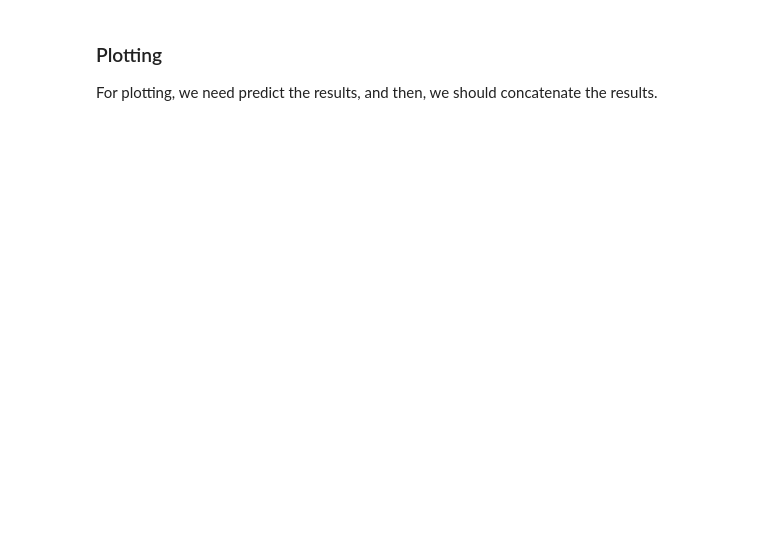
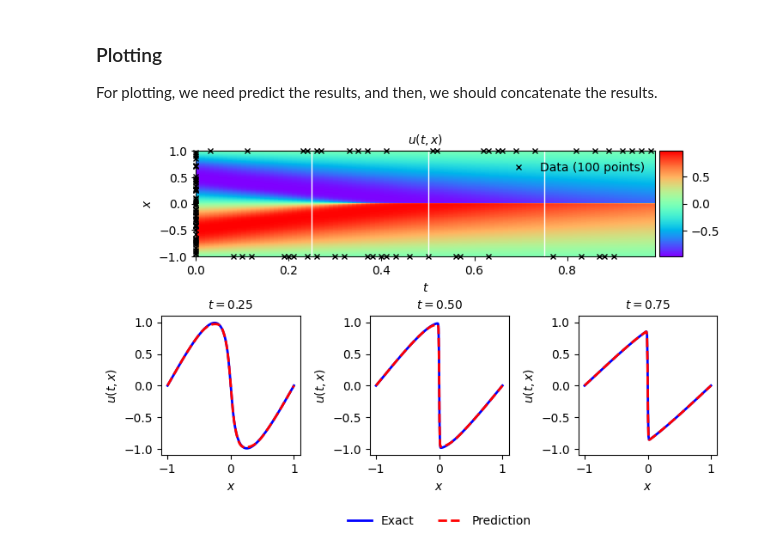
Before and after one commit to rezaakb/pinns-jax, a Jupyter notebook: tutorials/0-Burgers.ipynb, the cells around one changed output. Cells and saved outputs as stored; diff of their text form; code cells hidden in the pictures; blank space fills up the shorter version.

```diff
--- a/tutorials/0-Burgers.ipynb
+++ b/tutorials/0-Burgers.ipynb
@@ -191,6 +201,6 @@ Here, we try to define a neural network for solving the problem. For defining a
 # %%
-net = pinnsjax.models.FCN(layers = [2, 100, 100, 100, 100, 2],
-                            output_names = ['u', 'v'],
-                            lb=mesh.lb,
-                            ub=mesh.ub)
+net = pinnsjax.models.FCN(layers = [2, 20, 20, 20, 20, 20, 20, 20, 20, 1],
+                          output_names = ['u'],
+                          lb=mesh.lb,
+                          ub=mesh.ub)
 # %% [markdown]
@@ -222,17 +220,15 @@ The inputs are similar to `output_fn`. Only if we have extra variables for train
 # %%
-def pde_fn(outputs: Dict[str, tf.Tensor],
-           x: tf.Tensor,
-           t: tf.Tensor):
+def pde_fn(functional_model,
+           params,
+           outputs: Dict[str, jax.Array],
+           x: jax.Array,
+           t: jax.Array):
     """Define the partial differential equations (PDEs)."""
 
-    u_x, u_t = pinnsjax.utils.gradient(outputs["u"], [x, t])
-    v_x, v_t = pinnsjax.utils.gradient(outputs["v"], [x, t])
+    u_x, u_t = pinnsjax.utils.gradient(functional_model, argnums=(1, 2), order=1)(params, x, t, 'u')
+    u_xx = pinnsjax.utils.gradient(functional_model, argnums=1, order=2)(params, x, t, 'u')[0]
 
-    u_xx = pinnsjax.utils.gradient(u_x, x)[0]
-    v_xx = pinnsjax.utils.gradient(v_x, x)[0]
-
-    outputs["f_u"] = u_t + 0.5 * v_xx + (outputs["u"] ** 2 + outputs["v"] ** 2) * outputs["v"]
-    outputs["f_v"] = v_t - 0.5 * u_xx - (outputs["u"] ** 2 + outputs["v"] ** 2) * outputs["u"]
+    outputs["f_u"] = u_t + outputs["u"] * u_x - (0.01 / np.pi) * u_xx
 
     return outputs
 # %% [markdown]
@@ -246,9 +242,9 @@ To integrate with Lightning, we utilize two specialized modules:
 #### Define `PINNDataModule`
 Here, we define collection points, initial condition, and preiodic boundary condition as training datasets, and also, we set validation set. `PINNDataModule` is used for defining training, validation, prediction, and test datasets.
 # %%
-train_datasets = [me_s, in_c, pe_b]
+train_datasets = [me_s, in_c, di_b]
 val_dataset = val_s
-datamodule = pinnsjax.data.PINNDataModule(train_datasets = [me_s, in_c, pe_b],
+datamodule = pinnsjax.data.PINNDataModule(train_datasets = train_datasets,
                                             val_dataset = val_dataset,
                                             pred_dataset = val_s)
 # %% [markdown]
@@ -271,7 +264,6 @@ In this example, we initalize `PINNModule` with defined variables. We set Adam o
 # %%
 model = pinnsjax.models.PINNModule(net = net,
                                    pde_fn = pde_fn,
-                                   output_fn = output_fn,
                                    loss_fn = 'mse')
 # %% [markdown]
 ### Setting Up the Trainer
@@ -298,8 +292,12 @@ For plotting, we need predict the results, and then, we should concatenate the r
 # %%
 preds_dict = trainer.predict(model=model, datamodule=datamodule)
 # %%
-pinnsjax.utils.plot_schrodinger(mesh=mesh,
-                                preds=preds_dict,
-                                train_datasets=train_datasets,
-                                val_dataset=val_dataset,
-                                file_name='out')
+for sol_key, pred in preds_dict.items():
+    preds_dict[sol_key] = pred
+pinnsjax.utils.plot_burgers_continuous_forward(mesh=mesh,
+                                               preds=preds_dict,
+                                               train_datasets=train_datasets,
+                                               val_dataset=val_dataset,
+                                               file_name='out')
+# %% [output]
+[figure, added]
```
Also changed, not shown: parts of 26 cells of this notebook, 1 other file.
